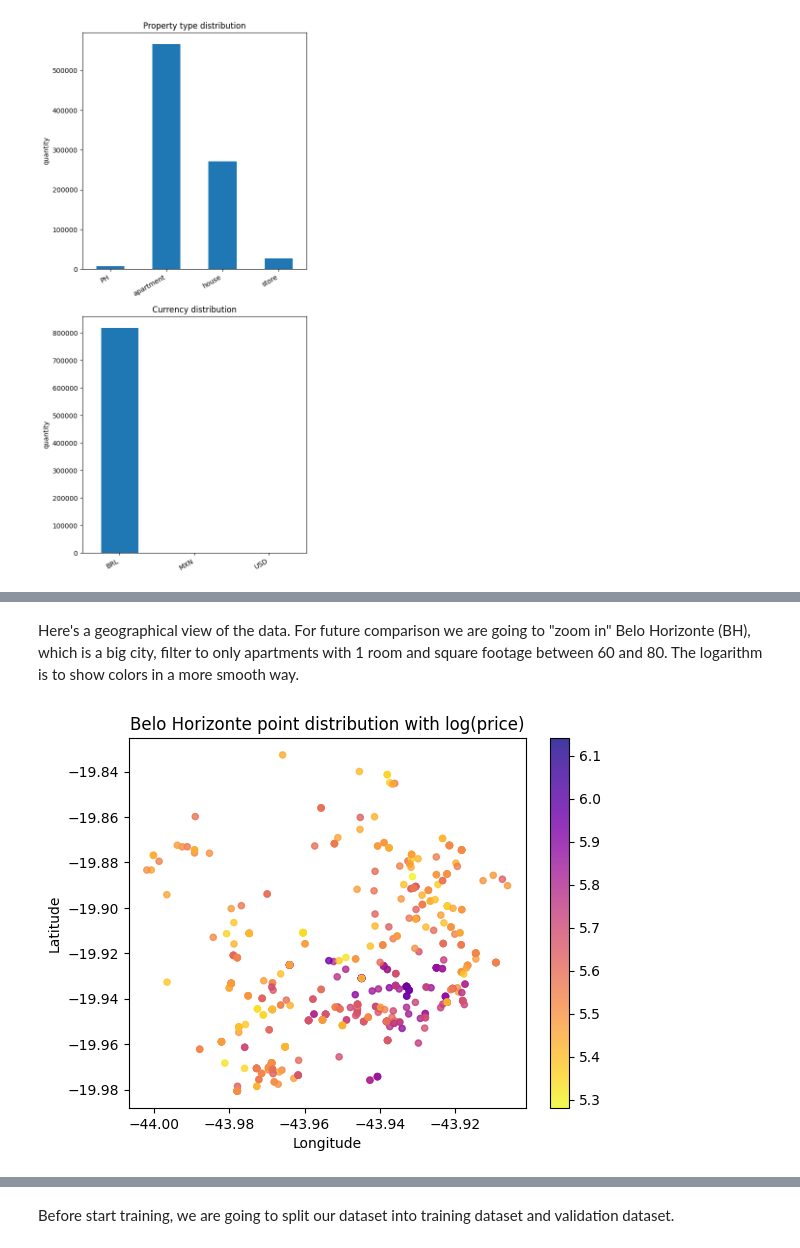
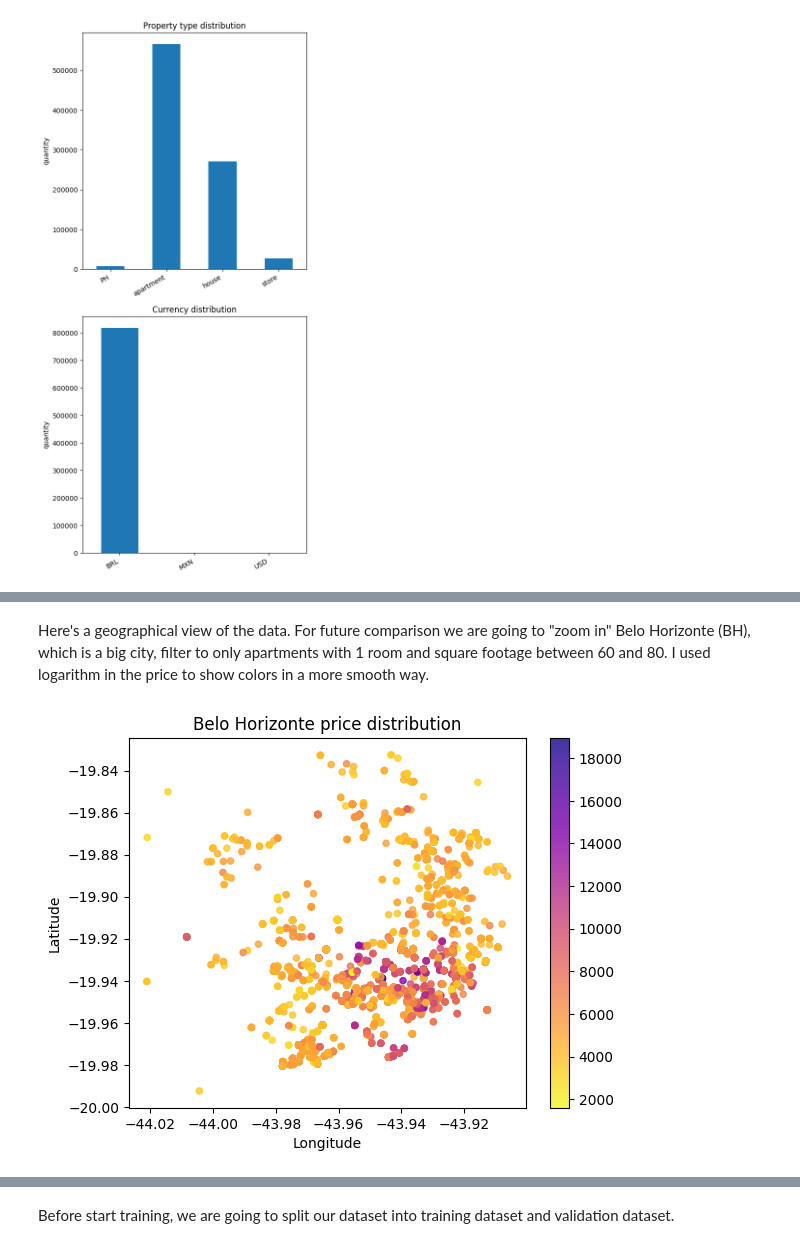
Before and after one commit to cl3t0/knn-spatial-boost, a Jupyter notebook: nbs/Brazil Real Estate Pricing/research.ipynb, the cells around one changed output, grey strips where cells are left out. Cells and saved outputs as stored; diff of their text form; code cells hidden in the pictures.

```diff
--- a/nbs/Brazil Real Estate Pricing/research.ipynb
+++ b/nbs/Brazil Real Estate Pricing/research.ipynb
@@ -196,27 +305,15 @@ Note that some of those feature is worth apply some non-linear normalization lik
 # %%
-df = raw_df[
-    raw_df.created_on.notnull()
-    & (raw_df.lat < -2)
-    & (raw_df.lon < -34)
-    & (raw_df.lon > -55)
-    & (raw_df.price > 0)
-    & (raw_df.rooms < 16)
-    & (raw_df.surface_covered_in_m2 > 0)
-    & (raw_df.surface_covered_in_m2 < 5000)
-    & (raw_df.currency == "BRL")
-    & ((raw_df.property_type == "apartment") | (raw_df.property_type == "house"))
-][
-    [
-        "lat",
-        "lon",
-        "created_on",
-        "property_type",
-        "price",
-        "surface_covered_in_m2",
-        "rooms",
-        "description",
-    ]
-]
-df.created_on = pd.to_datetime(df.created_on)
+df = corr_df[
+    (corr_df.lat < -2)
+    & (corr_df.lon < -34)
+    & (corr_df.lon > -55)
+    & (corr_df.price > 0)
+    & (corr_df.rooms < 16)
+    & (corr_df.price > 0)
+    & (corr_df.surface_covered_in_m2 > 0)
+    & (corr_df.surface_covered_in_m2 < 5000)
+    & (corr_df.price_over_m2 > 1500)
+    & (corr_df.price_over_m2 < 20000)
+][["lat", "lon", "created_on", "rooms", "is_house", "is_apartment", "price_over_m2"]]
 df.head(3)
 # %% [output]
@@ -245,32 +341,30 @@ memory usage: 10.7+ MB
 # %% [markdown]
-Here's a geographical view of the data. For future comparison we are going to "zoom in" Belo Horizonte (BH), which is a big city, filter to only apartments with 1 room and square footage between 60 and 80. The logarithm is to show colors in a more smooth way.
+Here's a geographical view of the data. For future comparison we are going to "zoom in" Belo Horizonte (BH), which is a big city, filter to only apartments with 1 room and square footage between 60 and 80. I used logarithm in the price to show colors in a more smooth way.
 # %%
 bh_lats = (-19.99491, -19.83163)
 bh_longs = (-44.02857, -43.90612)
 # %%
 bh_df = df[
     (df.lat > bh_lats[0])
     & (df.lat < bh_lats[1])
     & (df.lon > bh_longs[0])
     & (df.lon < bh_longs[1])
-    & (df.property_type == "apartment")
-    & (df.surface_covered_in_m2 > 60)
-    & (df.surface_covered_in_m2 < 80)
+    & (df.is_apartment == 1)
     & (df.rooms == 1)
 ]
 plt.scatter(
     bh_df["lon"],
     bh_df["lat"],
     s=20,
-    c=np.log10(bh_df["price"]),
+    c=bh_df["price_over_m2"],
     cmap="plasma_r",
     alpha=0.8,
 )
 plt.colorbar()
-plt.title("Belo Horizonte point distribution with log(price)")
+plt.title("Belo Horizonte price distribution")
 plt.xlabel("Longitude")
 plt.ylabel("Latitude")
 plt.show()
 # %% [output]
-[figure, old version]
+[figure, new version]
 # %%
```
Also changed, not shown: parts of 46 cells of this notebook, 2 other files.
